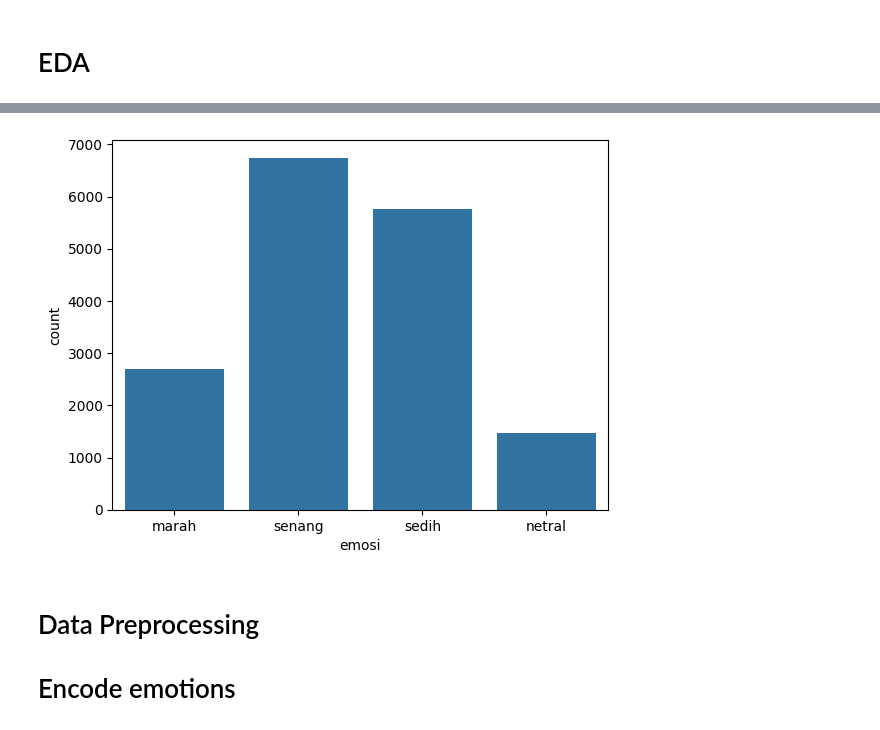
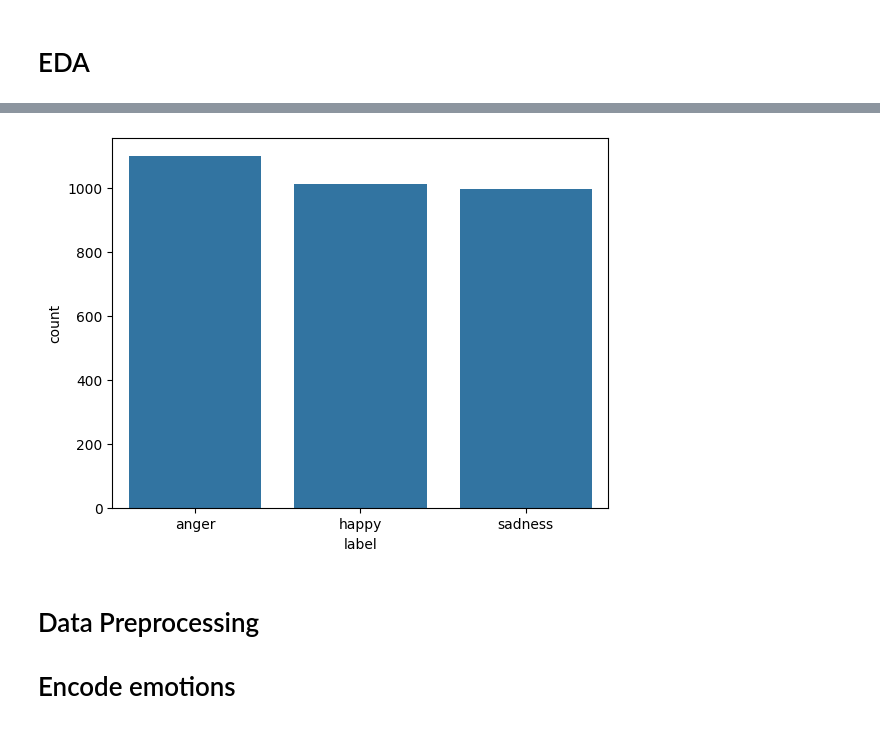
Before and after one commit to Jaga-Mental-Dev/Text_Emotion_Model, a Jupyter notebook: Notebooks/BiLstm.ipynb, the cells around one changed output, grey strips where cells are left out. Saved outputs shown, nothing was run; the diff lists cells and outputs as text; code cells hidden in the pictures.

```diff
--- a/Notebooks/BiLstm.ipynb
+++ b/Notebooks/BiLstm.ipynb
@@ -91 +207,3 @@ data
+# %%
+data = pd.read_csv('./corect_typo.csv')
 # %%
@@ -96,6 +214,6 @@ print(unique_labels)
 # %%
-# # Hapus baris dengan label 'cinta'
-# data = data[data['emosi'] != 'cinta']
+# Hapus baris dengan label 'cinta'
+data = data[data['label'] != 'love']
 
-# # Verifikasi bahwa baris dengan label 'cinta' telah dihapus
-# print("Labels setelah penghapusan:", data['emosi'].unique())
+# Verifikasi bahwa baris dengan label 'cinta' telah dihapus
+print("Labels setelah penghapusan:", data['label'].unique())
@@ -102,3 +222,7 @@ print(unique_labels)
 # %%
-data.shape
+# Hapus baris dengan label 'cinta'
+data = data[data['label'] != 'fear']
+
+# Verifikasi bahwa baris dengan label 'cinta' telah dihapus
+print("Labels setelah penghapusan:", data['label'].unique())
 # %% [output]
@@ -137,8 +251,8 @@ Name: length, dtype: float64
 # %%
-sns.countplot(x=data['emosi'])
+sns.countplot(x=data['label'])
 plt.show()
 # %% [output]
-[figure, old version]
+[figure, new version]
 # %% [markdown]
 # Data Preprocessing
 # Encode emotions
```
Also changed, not shown: parts of 29 cells of this notebook, 29 other files.
